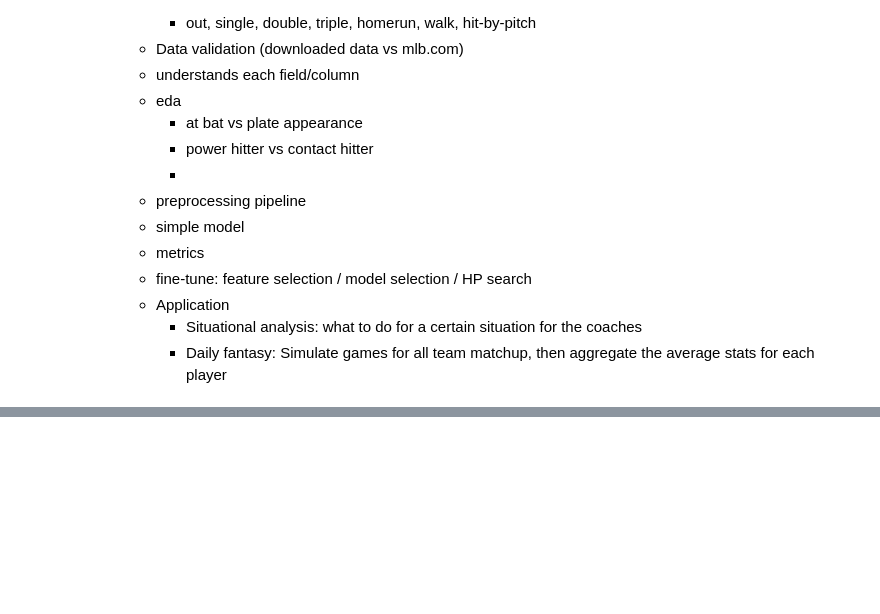
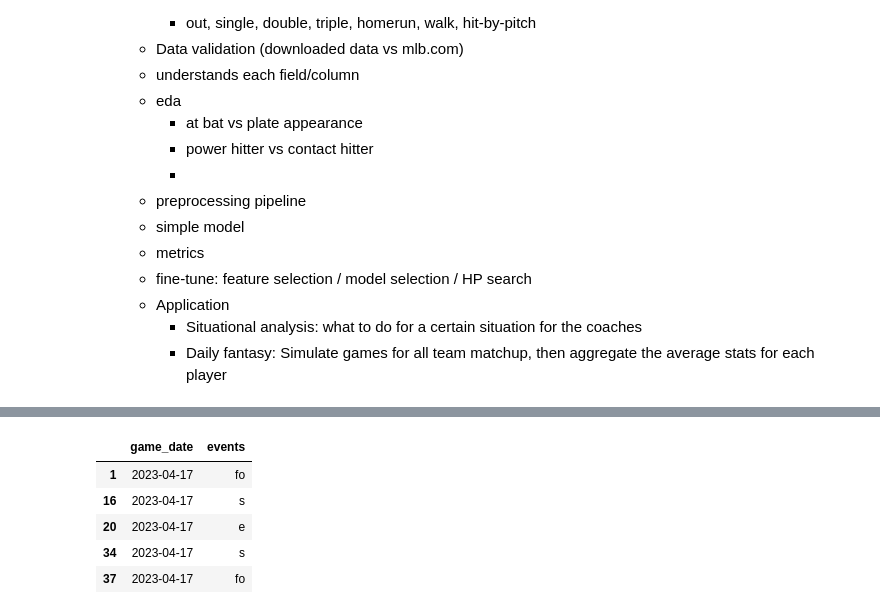
Before and after one commit to allenttchen/baseball-analytics, a Jupyter notebook: notebooks/eda.ipynb, the cells around one changed output, grey strips where cells are left out. Drawn from its saved outputs; the diff is of its cells as text; code cells hidden in the pictures; blank space fills up the shorter version.

```diff
--- a/notebooks/eda.ipynb
+++ b/notebooks/eda.ipynb
@@ -311,0 +57,6 @@ pd.DataFrame(Xt, columns=transformed_feature_col_names).head(20)
+# %%
+#angels_pitcher_data = pd.read_csv(ANGELS_PITCHER_DATA_PATH)
+angels_batter_data = pd.read_csv(ANGELS_BATTER_DATA_PATH)
+angels_batter_2022_data = pd.read_csv(ANGELS_BATTER_2022_PATH)
+# %%
+angels_batter_data_2022_2023 = pd.concat([angels_batter_data, angels_batter_2022_data])
@@ -311,0 +196,7 @@ pd.DataFrame(Xt, columns=transformed_feature_col_names).head(20)
+# %%
+# ETL (Transform)
+# get necesssary data
+data = angels_batter_data_2022_2023[game_state_cols_names].copy()
+data = data[data["events"].notnull()]
+data.reset_index(drop=True, inplace=True)
+data.info()
@@ -311,0 +232,28 @@ pd.DataFrame(Xt, columns=transformed_feature_col_names).head(20)
+# %%
+from collections import defaultdict
+events_mapping_dict = {
+    "field_out": "fo",
+    "strikeout": "so",
+    "single": "s",
+    "double": "d",
+    "triple": "t",
+    "walk": "w",
+    "home_run": "hr",
+    "force_out": "fo",
+    "grounded_into_double_play": "dp",
+    "double_play": "dp",
+    "hit_by_pitch": "e",
+    "field_error": "e",
+    "sac_fly": "sf",
+    "sac_bunt": "sh",
+    "fielders_choice": "fc",
+    "caught_stealing_2b": "delete",
+    "fielders_choice_out": "fo",
+    "strikeout_double_play": "so",
+    "catcher_interf": "e",
+    "triple_play": "tp",
+    "pickoff_1b": "delete",
+}
+events_mapping = defaultdict(lambda: "delete", events_mapping_dict)
+data["events"] = data["events"].map(events_mapping)
+data.drop(data[data["events"] == "delete"].index, inplace=True)
@@ -311,0 +278,10 @@ pd.DataFrame(Xt, columns=transformed_feature_col_names).head(20)
+# %%
+player_subset = data.loc[(data["batter"] == 660271), ["game_date", "events"]]
+player_subset.head()
+# %% [output]
+|  | game_date | events |
+| 1 | 2023-04-17 | fo |
+| 16 | 2023-04-17 | s |
+| 20 | 2023-04-17 | e |
+| 34 | 2023-04-17 | s |
+| 37 | 2023-04-17 | fo |
```
Also changed, not shown: parts of 42 cells of this notebook.
